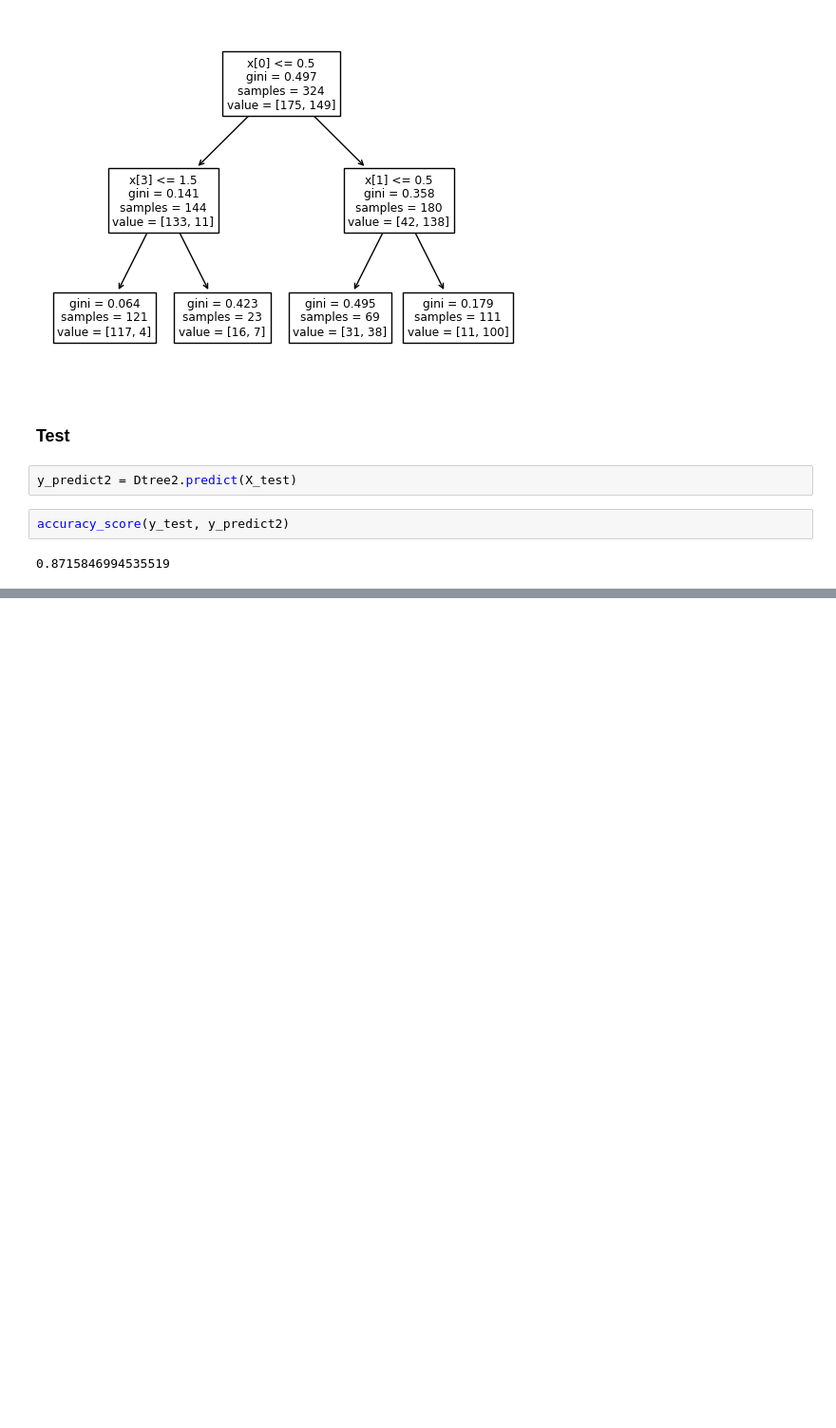
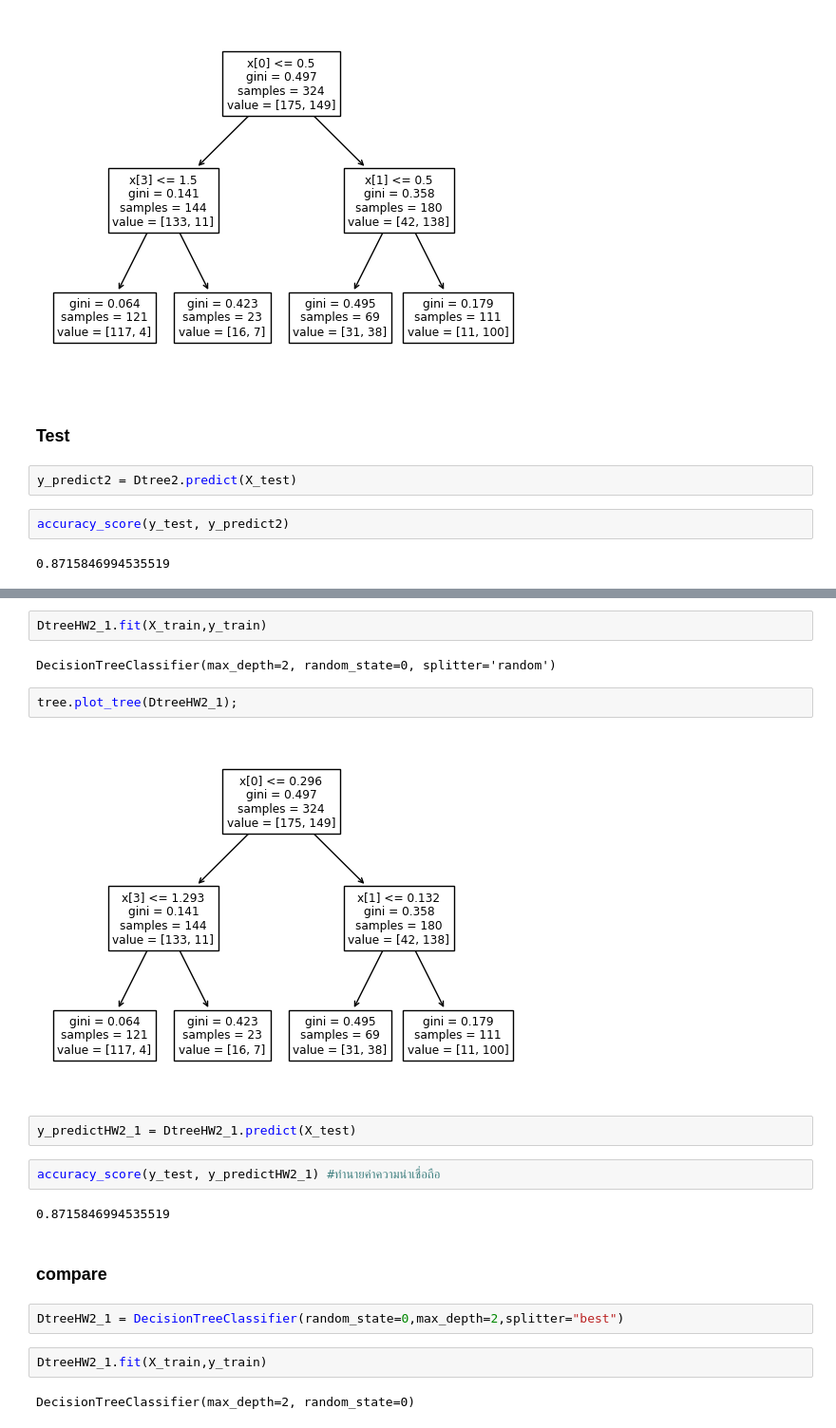
Before and after one commit to Sashimimeow/BSC_DPDM23, a Jupyter notebook: Classification.ipynb, the cells around one changed output, grey strips where cells are left out. Shown at 95% size. Saved outputs shown, nothing was run; the diff lists cells and outputs as text; blank space fills up the shorter version.

```diff
--- a/Classification.ipynb
+++ b/Classification.ipynb
@@ -277,0 +299,22 @@ accuracy_score(y_test, y_predict2)
+# %%
+DtreeHW2_1.fit(X_train,y_train)
+# %% [output]
+DecisionTreeClassifier(max_depth=2, random_state=0, splitter='random')
+# %%
+tree.plot_tree(DtreeHW2_1);
+# %% [output]
+[figure, added]
+# %%
+y_predictHW2_1 = DtreeHW2_1.predict(X_test)
+# %%
+accuracy_score(y_test, y_predictHW2_1) #ทำนายค่าความน่าเชื่อถือ
+# %% [output]
+0.8715846994535519
+# %% [markdown]
+### compare
+# %%
+DtreeHW2_1 = DecisionTreeClassifier(random_state=0,max_depth=2,splitter="best")
+# %%
+DtreeHW2_1.fit(X_train,y_train)
+# %% [output]
+DecisionTreeClassifier(max_depth=2, random_state=0)
```
Also changed, not shown: parts of 29 cells of this notebook.
